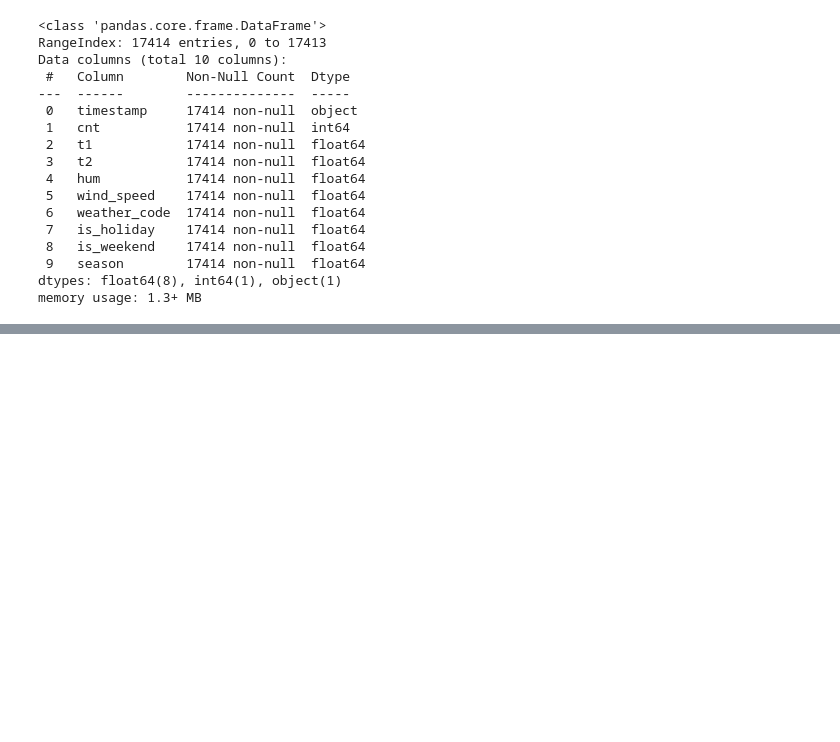
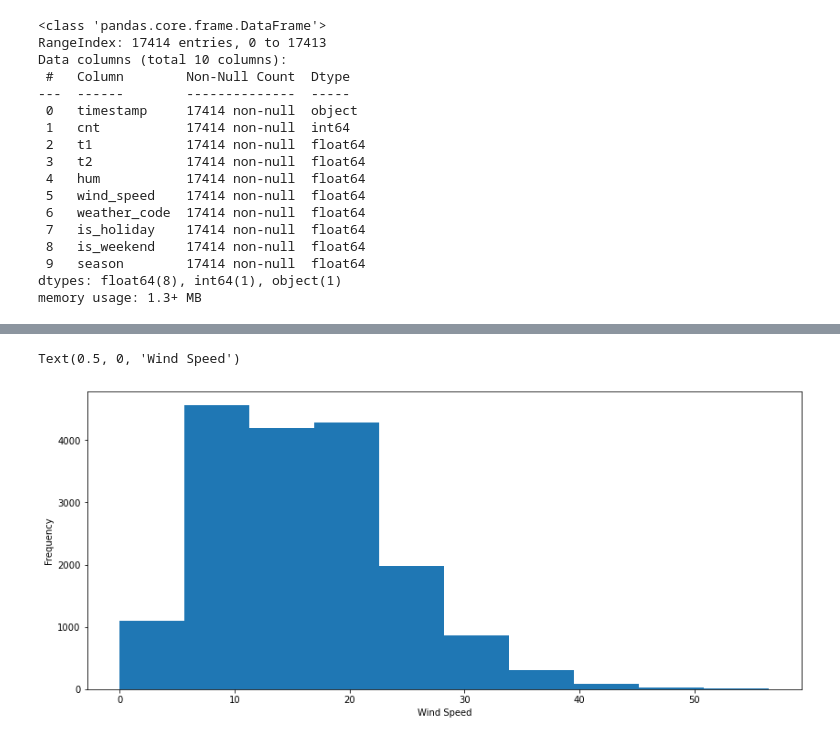
Before and after one commit to BatesJ72/LondonBikes, a Jupyter notebook: London_Bikes_Analysis.ipynb, the cells around one changed output, grey strips where cells are left out. Saved outputs shown, nothing was run; the diff lists cells and outputs as text; code cells hidden in the pictures; blank space fills up the shorter version.

```diff
--- a/London_Bikes_Analysis.ipynb
+++ b/London_Bikes_Analysis.ipynb
@@ -49,0 +89,7 @@ data.describe()
+# %%
+ax = data["wind_speed"].plot(kind='hist', figsize = (14, 6))
+ax.set_ylabel('Frequency')
+ax.set_xlabel('Wind Speed')
+# %% [output]
+Text(0.5, 0, 'Wind Speed')
+[figure, added]
```
Also changed, not shown: parts of 16 cells of this notebook.
